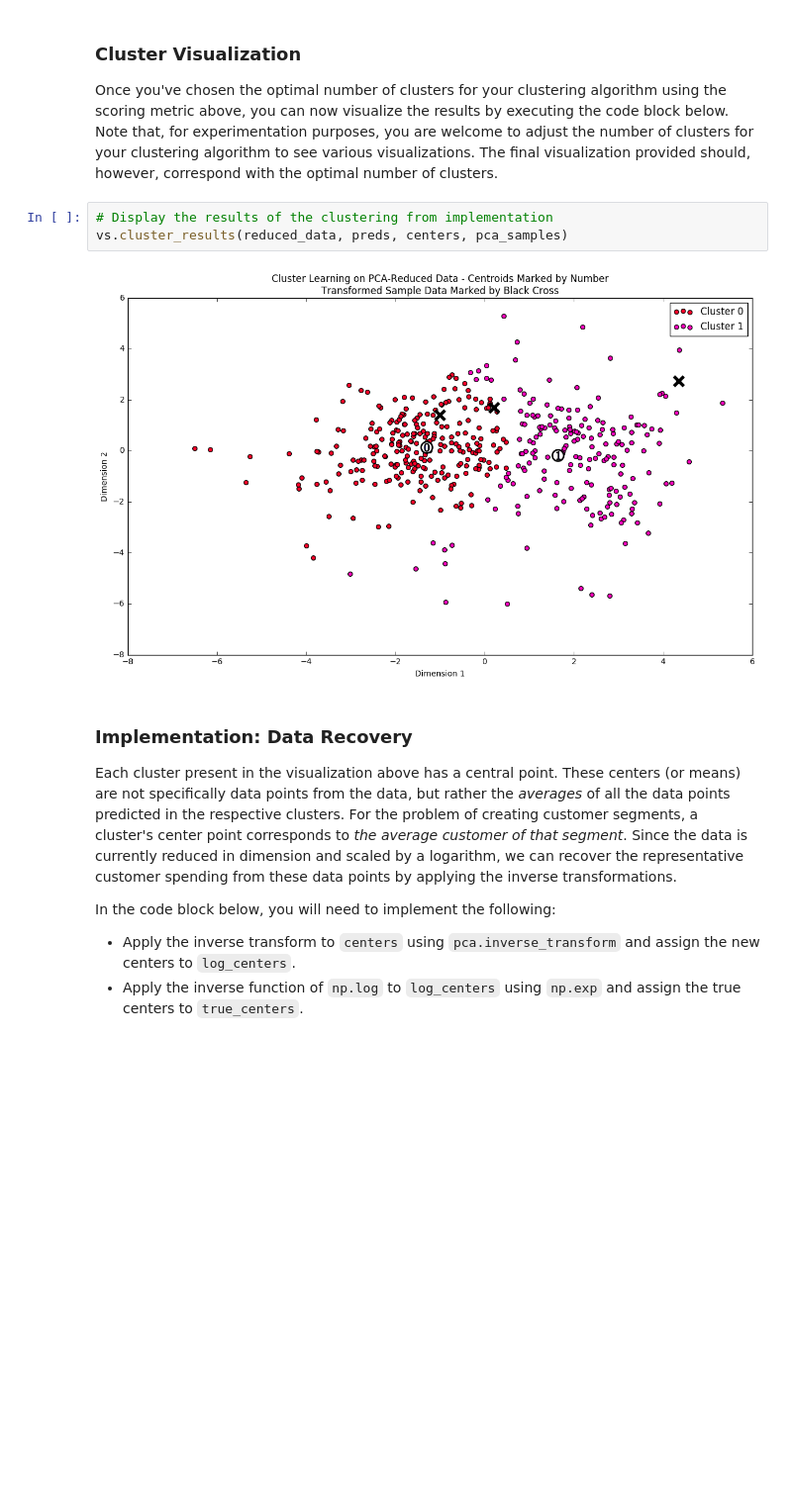
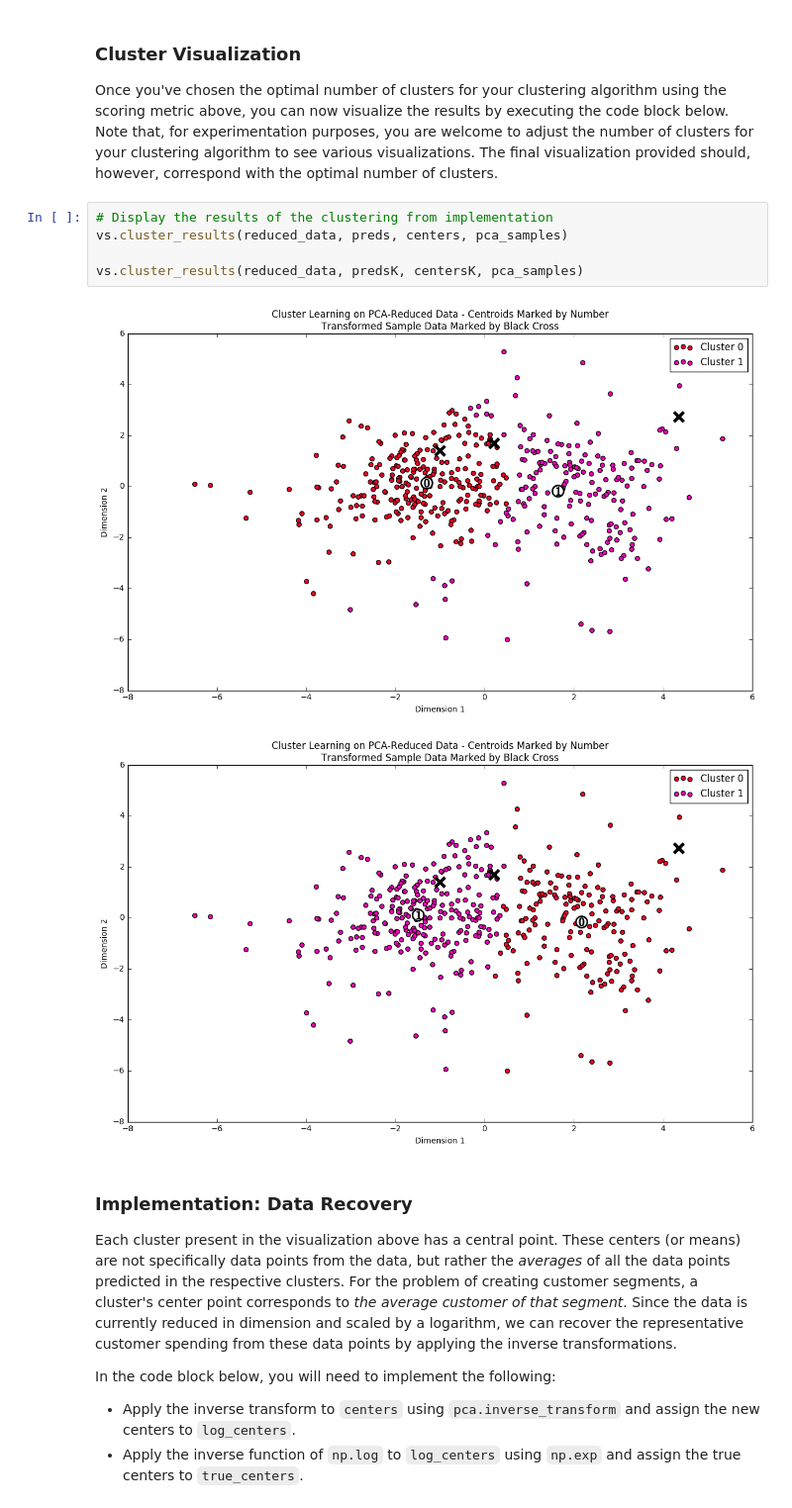
Before and after one commit to OrangeWong/customer_segments, a Jupyter notebook: customer_segments.ipynb, the cells around one changed output. Shown at 99% size. Saved outputs shown, nothing was run; the diff lists cells and outputs as text; blank space fills up the shorter version.

```diff
--- a/customer_segments.ipynb
+++ b/customer_segments.ipynb
@@ -511,8 +518,11 @@ Once you've chosen the optimal number of clusters for your clustering algorithm
 # %%
 # Display the results of the clustering from implementation
 vs.cluster_results(reduced_data, preds, centers, pca_samples)
+
+vs.cluster_results(reduced_data, predsK, centersK, pca_samples)
 # %% [output]
 [figure]
+[figure, added]
 # %% [markdown]
 ### Implementation: Data Recovery
 Each cluster present in the visualization above has a central point. These centers (or means) are not specifically data points from the data, but rather the *averages* of all the data points predicted in the respective clusters. For the problem of creating customer segments, a cluster's center point corresponds to *the average customer of that segment*. Since the data is currently reduced in dimension and scaled by a logarithm, we can recover the representative customer spending from these data points by applying the inverse transformations.
```
Also changed, not shown: parts of 12 cells of this notebook.
